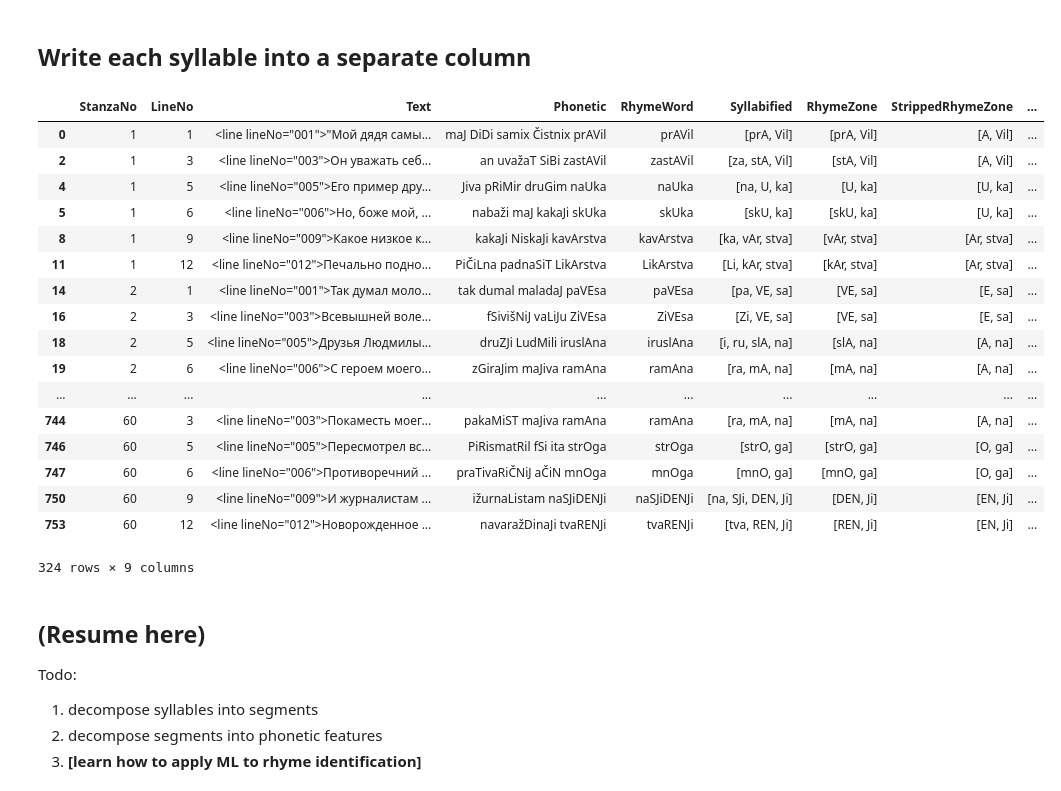
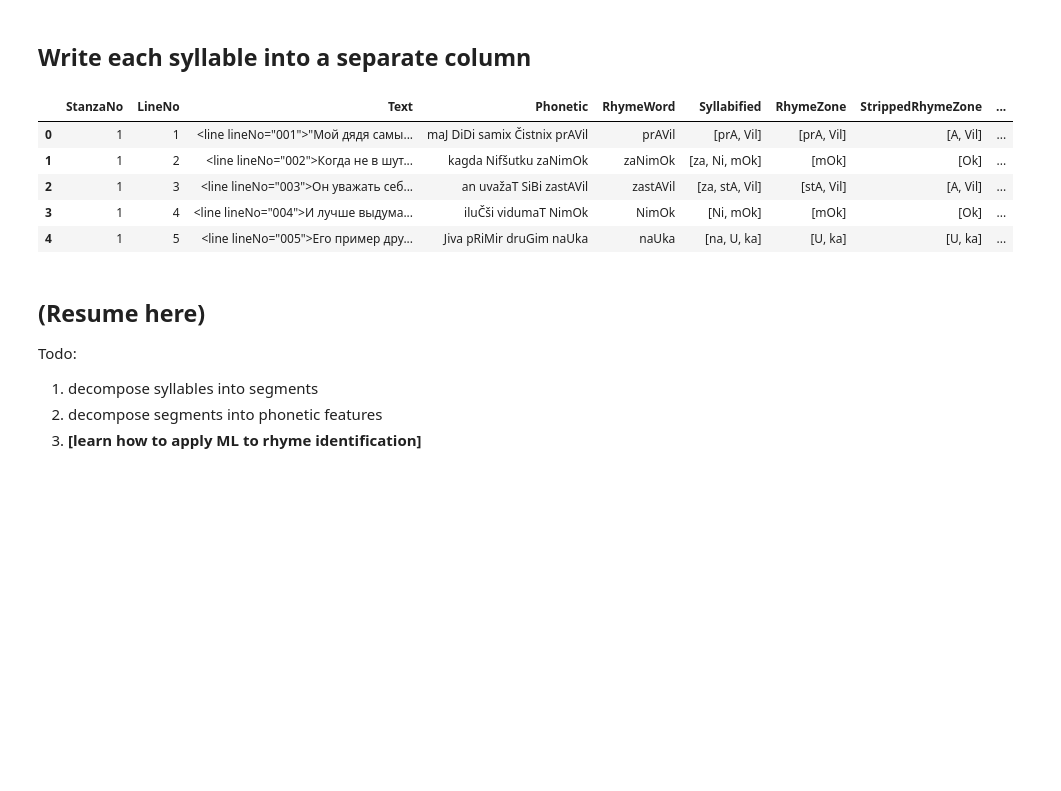
Before and after one commit to Data-Science-for-Linguists-2019/russian_rhyme, a Jupyter notebook: progress_report_2.ipynb, the cells around one changed output. Cells and saved outputs as stored; diff of their text form; code cells hidden in the pictures; blank space fills up the shorter version.

```diff
--- a/progress_report_2.ipynb
+++ b/progress_report_2.ipynb
@@ -237,30 +237,16 @@ df.loc[[0, 1, 12]] # 0 = feminine, 1 = closed masculine, 12 = open masculine
 # %%
 df["syllcounts"] = df["StrippedRhymeZone"].apply(len)
 maxSylls = df["syllcounts"].max() # longest word in syllable count; hold on to this for processing later
-# for i in range(maxSylls): # Use max syllable count in rzs to create tonic, posttonic, etc. columns
-#     df['t' + str(i)] = [x[i] if len(x) > i else None for x in df["StrippedRhymeZone"] ]
-# df[df["t2"].notnull()]
-# FIXME: add tests for all lexical replacements (lexical.json) and Q in syllabification
-df[df["syllcounts"] == 2]
+for i in range(maxSylls): # Use max syllable count in StrippedRhymeZone to create tonic, posttonic, etc. columns
+    df['t' + str(i)] = [x[i] if len(x) > i else None for x in df["StrippedRhymeZone"] ]
+df.head()
 # %% [output]
 |  | StanzaNo | LineNo | Text | Phonetic | RhymeWord | Syllabified | RhymeZone | StrippedRhymeZone | ... |
 | 0 | 1 | 1 | <line lineNo="001">"Мой дядя самы... | maJ DiDi samix Čistnix prAVil | prAVil | [prA, Vil] | [prA, Vil] | [A, Vil] | ... |
+| 1 | 1 | 2 | <line lineNo="002">Когда не в шут... | kagda Nifšutku zaNimOk | zaNimOk | [za, Ni, mOk] | [mOk] | [Ok] | ... |
 | 2 | 1 | 3 | <line lineNo="003">Он уважать себ... | an uvažaT SiBi zastAVil | zastAVil | [za, stA, Vil] | [stA, Vil] | [A, Vil] | ... |
+| 3 | 1 | 4 | <line lineNo="004">И лучше выдума... | iluČši vidumaT NimOk | NimOk | [Ni, mOk] | [mOk] | [Ok] | ... |
 | 4 | 1 | 5 | <line lineNo="005">Его пример дру... | Jiva pRiMir druGim naUka | naUka | [na, U, ka] | [U, ka] | [U, ka] | ... |
-| 5 | 1 | 6 | <line lineNo="006">Но, боже мой, ... | nabaži maJ kakaJi skUka | skUka | [skU, ka] | [skU, ka] | [U, ka] | ... |
-| 8 | 1 | 9 | <line lineNo="009">Какое низкое к... | kakaJi NiskaJi kavArstva | kavArstva | [ka, vAr, stva] | [vAr, stva] | [Ar, stva] | ... |
-| 11 | 1 | 12 | <line lineNo="012">Печально подно... | PiČiLna padnaSiT LikArstva | LikArstva | [Li, kAr, stva] | [kAr, stva] | [Ar, stva] | ... |
-| 14 | 2 | 1 | <line lineNo="001">Так думал моло... | tak dumal maladaJ paVEsa | paVEsa | [pa, VE, sa] | [VE, sa] | [E, sa] | ... |
-| 16 | 2 | 3 | <line lineNo="003">Всевышней воле... | fSivišNiJ vaLiJu ZiVEsa | ZiVEsa | [Zi, VE, sa] | [VE, sa] | [E, sa] | ... |
-| 18 | 2 | 5 | <line lineNo="005">Друзья Людмилы... | druZJi LudMili iruslAna | iruslAna | [i, ru, slA, na] | [slA, na] | [A, na] | ... |
-| 19 | 2 | 6 | <line lineNo="006">С героем моего... | zGiraJim maJiva ramAna | ramAna | [ra, mA, na] | [mA, na] | [A, na] | ... |
-| ... | ... | ... | ... | ... | ... | ... | ... | ... | ... |
-| 744 | 60 | 3 | <line lineNo="003">Покаместь моег... | pakaMiST maJiva ramAna | ramAna | [ra, mA, na] | [mA, na] | [A, na] | ... |
-| 746 | 60 | 5 | <line lineNo="005">Пересмотрел вс... | PiRismatRil fSi ita strOga | strOga | [strO, ga] | [strO, ga] | [O, ga] | ... |
-| 747 | 60 | 6 | <line lineNo="006">Противоречний ... | praTivaRiČNiJ aČiN mnOga | mnOga | [mnO, ga] | [mnO, ga] | [O, ga] | ... |
-| 750 | 60 | 9 | <line lineNo="009">И журналистам ... | ižurnaListam naSJiDENJi | naSJiDENJi | [na, SJi, DEN, Ji] | [DEN, Ji] | [EN, Ji] | ... |
-| 753 | 60 | 12 | <line lineNo="012">Новорожденное ... | navaražDinaJi tvaRENJi | tvaRENJi | [tva, REN, Ji] | [REN, Ji] | [EN, Ji] | ... |
-324 rows × 9 columns
 # %% [markdown]
 ## (Resume here)
 
```
